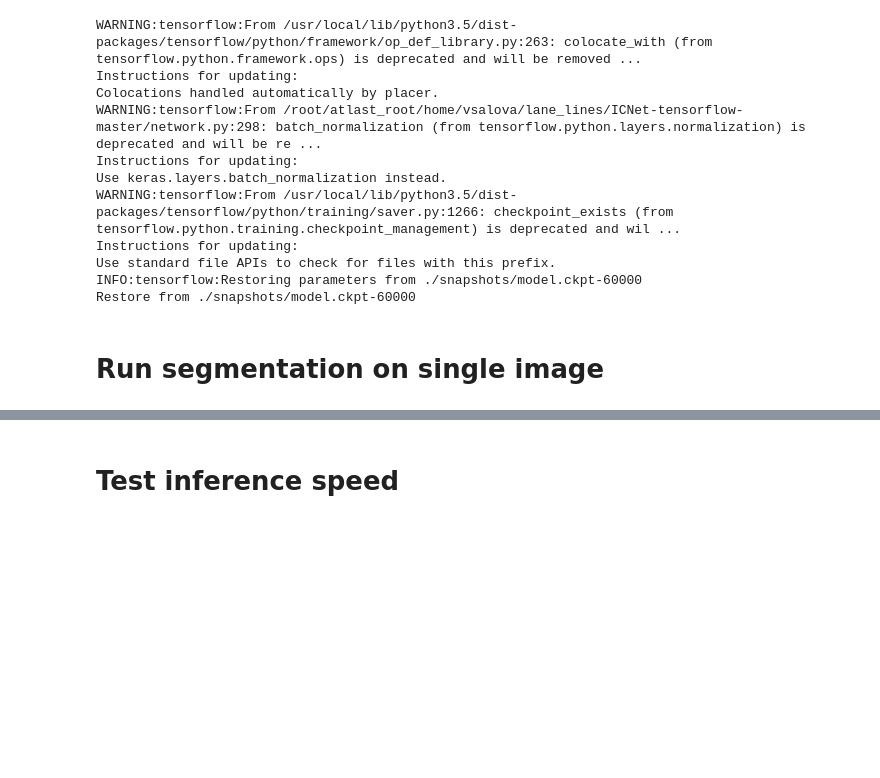
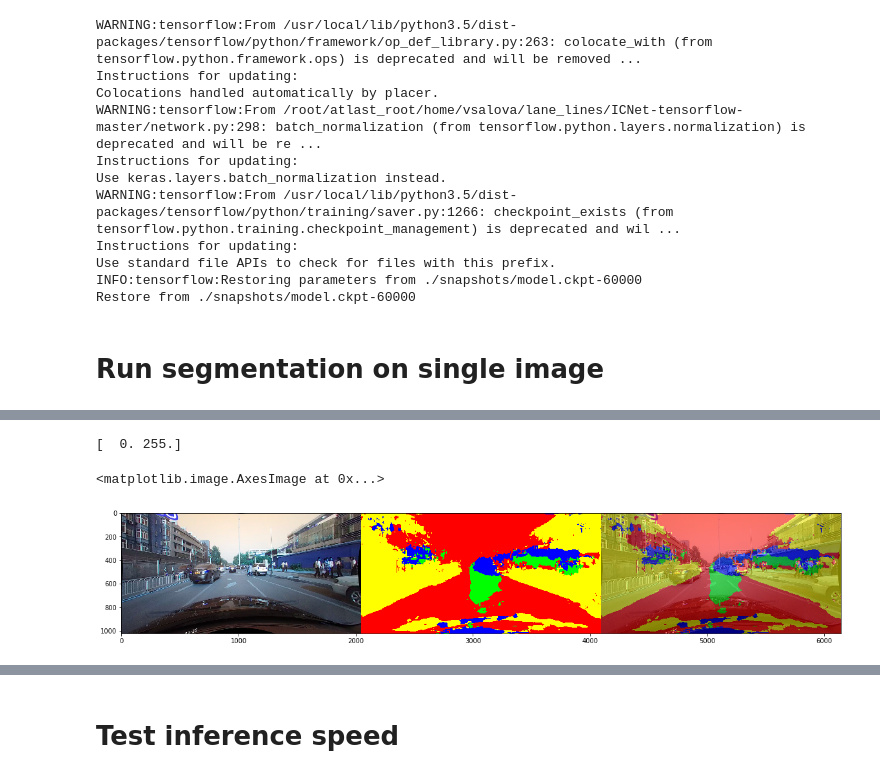
Before and after one commit to vsalova/lane_lines, a Jupyter notebook: ICNet-tensorflow-master/demo.ipynb, the cells around one changed output, grey strips where cells are left out. Cells and saved outputs as stored; diff of their text form; code cells hidden in the pictures; blank space fills up the shorter version.

```diff
--- a/ICNet-tensorflow-master/demo.ipynb
+++ b/ICNet-tensorflow-master/demo.ipynb
@@ -95,0 +128,23 @@ plt.imshow(vis_im1)
+# %%
+im1 = cv2.imread('./data/input/00120.jpg')
+
+if im1.shape != cfg.INFER_SIZE:
+    im1 = cv2.resize(im1, (cfg.INFER_SIZE[1], cfg.INFER_SIZE[0]))
+
+results1 = net.predict(im1)
+results1[0][np.where((results1[0] == [1,1,1]).all(axis = 2))] = [255,255,0]
+results1[0][np.where((results1[0] == [2,2,2]).all(axis = 2))] = [255,0,0]
+results1[0][np.where((results1[0] == [3,3,3]).all(axis = 2))] = [0,255,0]
+results1[0][np.where((results1[0] == [4,4,4]).all(axis = 2))] = [0,0,255]
+
+print(np.unique(results1))
+
+overlap_results1 = 0.5 * im1 + 0.5 * results1[0]
+vis_im1 = np.concatenate([im1/255.0, results1[0]/255.0, overlap_results1/255.0], axis=1)
+
+plt.figure(figsize=(20, 15))
+plt.imshow(vis_im1)
+# %% [output]
+[  0. 255.]
+<matplotlib.image.AxesImage at 0x...>
+[figure, added]
```
Also changed, not shown: parts of 5 cells of this notebook, 3 other files.
